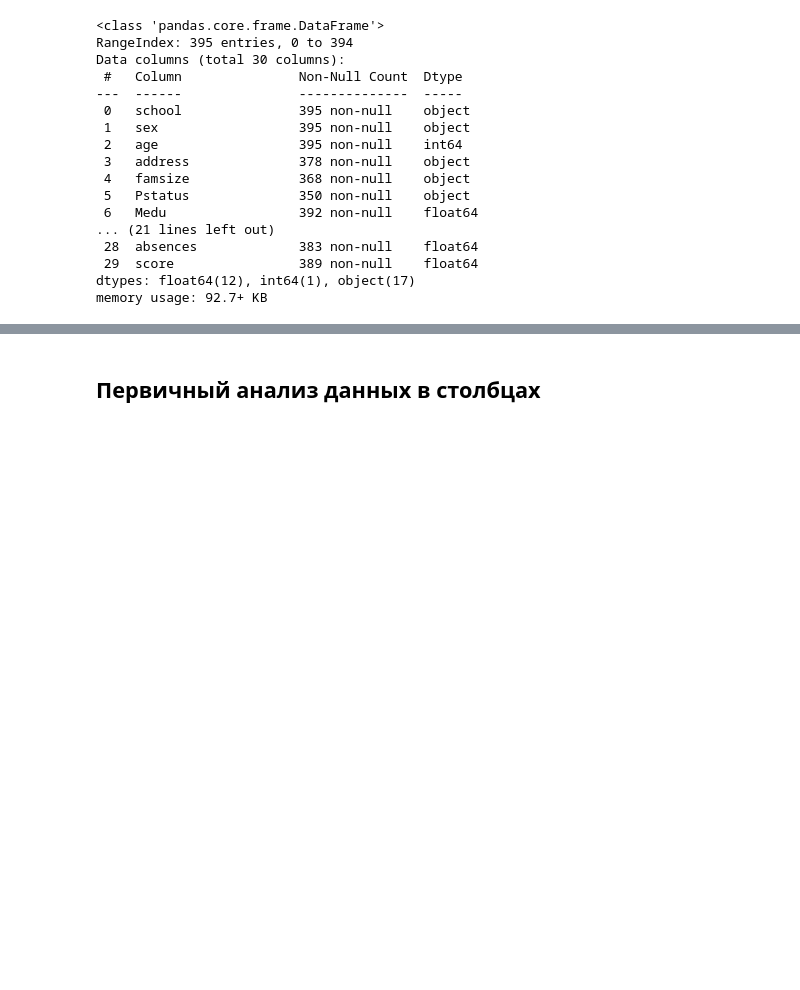
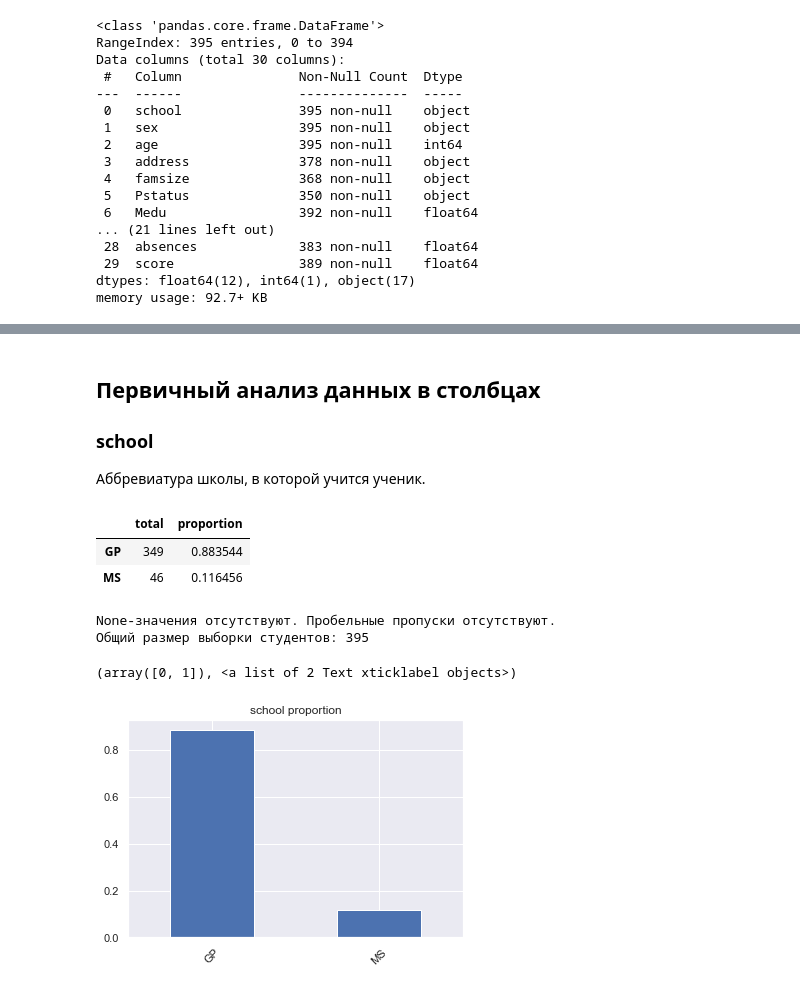
Before and after one commit to SeaVulf/skillfactory_rds, a Jupyter notebook: project_2_EDA/Project_2_EDA_stud_math.ipynb, the cells around one changed output, grey strips where cells are left out. Drawn from its saved outputs; the diff is of its cells as text; code cells hidden in the pictures; blank space fills up the shorter version.

```diff
--- a/project_2_EDA/Project_2_EDA_stud_math.ipynb
+++ b/project_2_EDA/Project_2_EDA_stud_math.ipynb
@@ -153,3 +164,35 @@ display(stud.head(5))
 29 **score** — баллы по госэкзамену по математике (целевой параметр).
 # %% [markdown]
 ## Первичный анализ данных в столбцах
+
+### school
+Аббревиатура школы, в которой учится ученик.
+# %%
+# Интересующая колонка
+column = 'school'
+
+# Оценим состав данной колонки
+display(pd.DataFrame({'total': stud[column].value_counts(),
+                      'proportion': stud[column].value_counts(normalize=True)}))
+
+#Имеются ли None-элементы или пробельные пропуски
+print(mod_eda.find_nulls(stud[column])[0])
+
+# Определим размер выборки студентов
+stud_count_total = stud[column].value_counts().sum()
+print('Общий размер выборки студентов:', stud_count_total)
+
+#Построим распределение
+pd.DataFrame(stud[column].value_counts(normalize=True)).plot(kind='bar',
+                                                               grid= True,
+                                                               title=column + " proportion",
+                                                               legend=False)
+plt.xticks(rotation=45) # Учебный комментарий: пробелы вокруг "=" для именнованного аргумента не ставятся (pep-8)
+# %% [output]
+|  | total | proportion |
+| GP | 349 | 0.883544 |
+| MS | 46 | 0.116456 |
+None-значения отсутствуют. Пробельные пропуски отсутствуют.
+Общий размер выборки студентов: 395
+(array([0, 1]), <a list of 2 Text xticklabel objects>)
+[figure, added]
```
Also changed, not shown: parts of 28 cells of this notebook, 1 other file.
